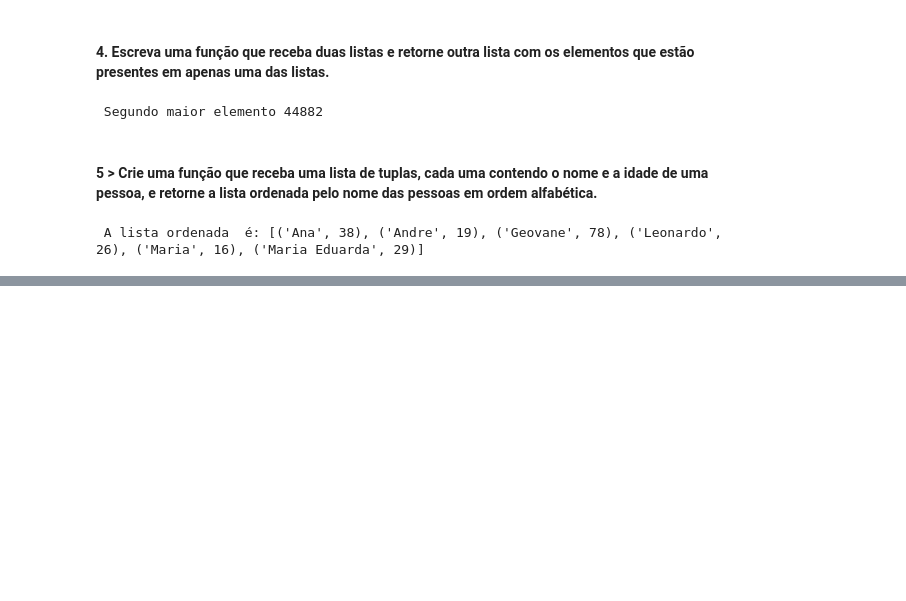
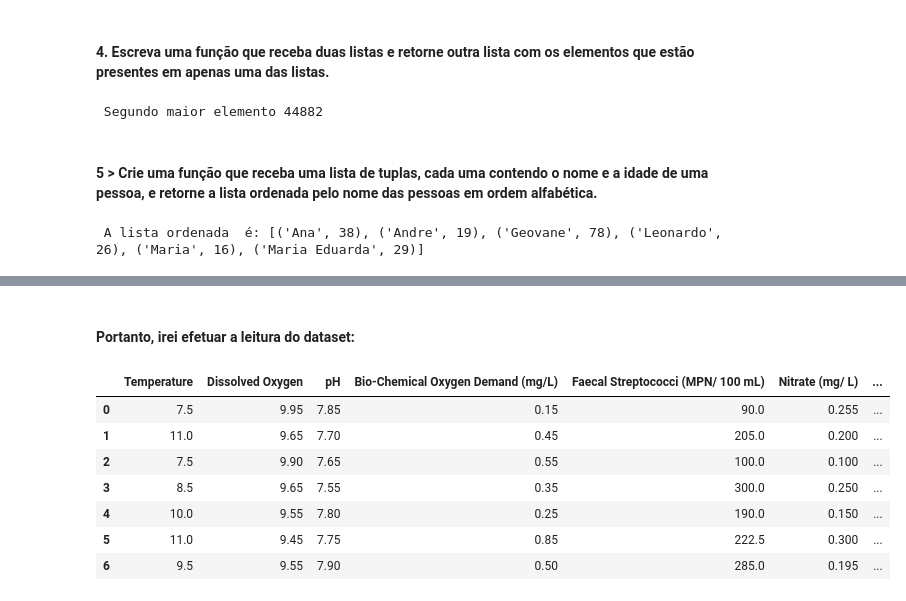
Before and after one commit to Lulelis/Bootcamp_Machine_Learning_Atlantico_Avantii, a Jupyter notebook: atividade_02/Atividade_02_Lucas_Elias.ipynb, the cells around one changed output, grey strips where cells are left out. Drawn from its saved outputs; the diff is of its cells as text; code cells hidden in the pictures; blank space fills up the shorter version.

```diff
--- a/atividade_02/Atividade_02_Lucas_Elias.ipynb
+++ b/atividade_02/Atividade_02_Lucas_Elias.ipynb
@@ -95,0 +106,2 @@ print(f""" A lista ordenada  é: {resultado}""")
+# %% [markdown]
+#### Portanto, irei efetuar a leitura do dataset:
@@ -95,0 +110,11 @@ print(f""" A lista ordenada  é: {resultado}""")
+# %%
+df_water_quality.head(7)
+# %% [output]
+|  | Temperature | Dissolved Oxygen | pH | Bio-Chemical Oxygen Demand (mg/L) | Faecal Streptococci (MPN/ 100 mL) | Nitrate (mg/ L) | ... |
+| 0 | 7.5 | 9.95 | 7.85 | 0.15 | 90.0 | 0.255 | ... |
+| 1 | 11.0 | 9.65 | 7.70 | 0.45 | 205.0 | 0.200 | ... |
+| 2 | 7.5 | 9.90 | 7.65 | 0.55 | 100.0 | 0.100 | ... |
+| 3 | 8.5 | 9.65 | 7.55 | 0.35 | 300.0 | 0.250 | ... |
+| 4 | 10.0 | 9.55 | 7.80 | 0.25 | 190.0 | 0.150 | ... |
+| 5 | 11.0 | 9.45 | 7.75 | 0.85 | 222.5 | 0.300 | ... |
+| 6 | 9.5 | 9.55 | 7.90 | 0.50 | 285.0 | 0.195 | ... |
```
Also changed, not shown: parts of 33 cells of this notebook, 2 other files.
